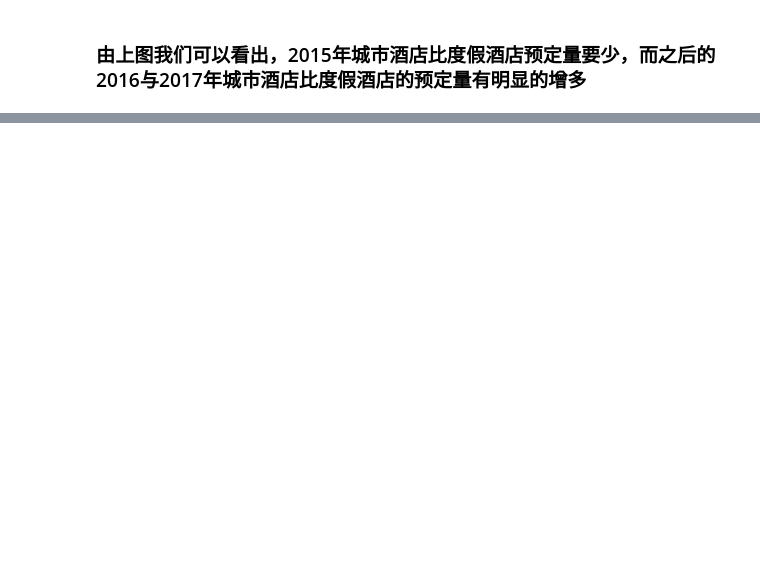
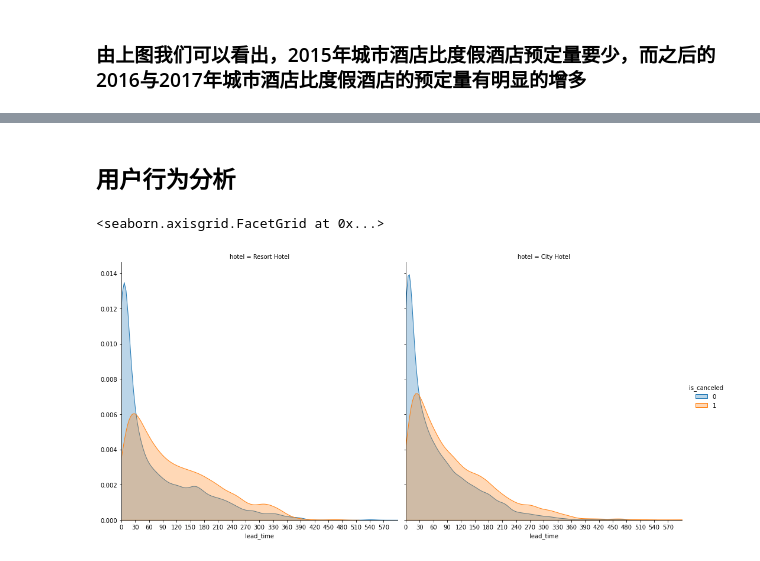
Before and after one commit to wym123/bi_project, a Jupyter notebook: project/酒店数据分析.ipynb, the cells around one changed output, grey strips where cells are left out. Drawn from its saved outputs; the diff is of its cells as text; code cells hidden in the pictures; blank space fills up the shorter version.

```diff
--- a/project/酒店数据分析.ipynb
+++ b/project/酒店数据分析.ipynb
@@ -284,0 +288,11 @@ Name: arrival_date_month, dtype: int64>
+# %% [markdown]
+## 用户行为分析
+# %%
+# 考察用户提前预定天数与取消与否的关系
+is_canceled_plt=sns.FacetGrid(df1,col='hotel',hue='is_canceled',height=7,xlim=(0,600)).set(xticks=np.arange(0,600,30))
+# sns.FacetGrid.
+is_canceled_plt.map(sns.kdeplot,'lead_time',shade=True,alpha=0.3)
+is_canceled_plt.add_legend()
+# %% [output]
+<seaborn.axisgrid.FacetGrid at 0x...>
+[figure, added]
```
Also changed, not shown: parts of 20 cells of this notebook.
